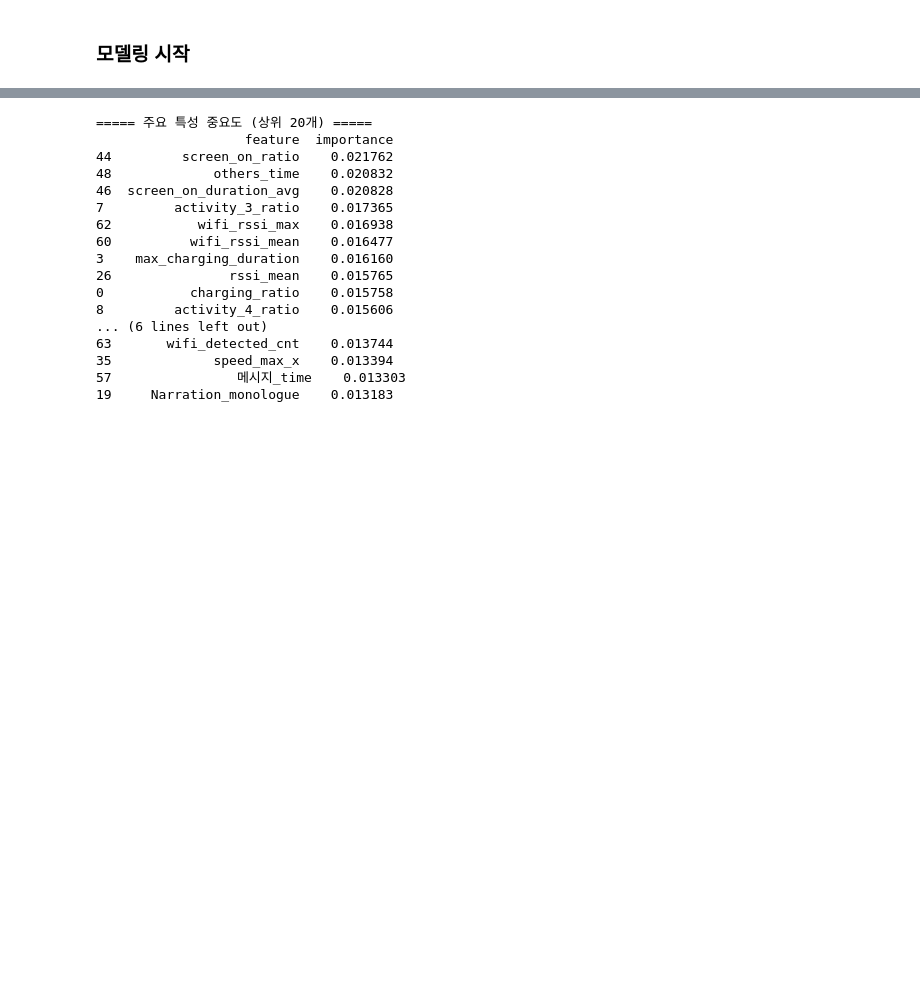
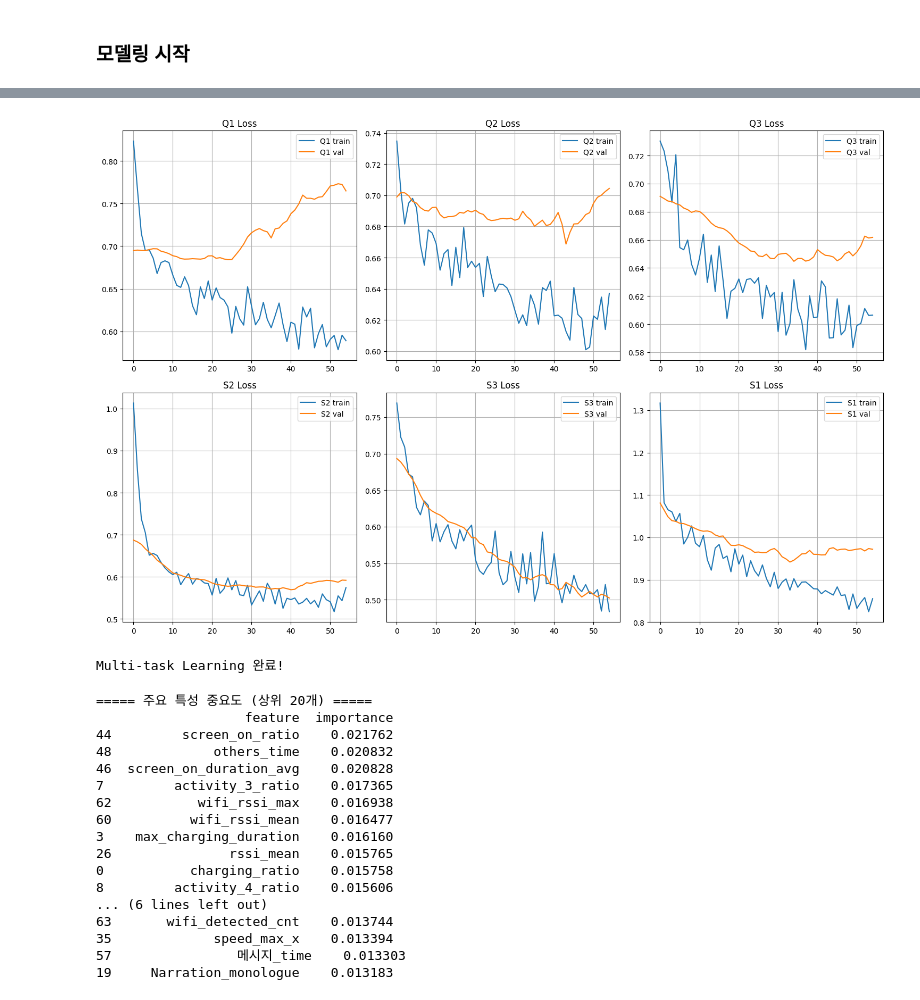
Before and after one commit to datalab-hub/lifelog-sleep-ictc-2025, a Jupyter notebook: minjeong/dacon_etri_base_mod5.ipynb, the cells around one changed output, grey strips where cells are left out. Drawn from its saved outputs; the diff is of its cells as text; code cells hidden in the pictures; blank space fills up the shorter version.

```diff
--- a/minjeong/dacon_etri_base_mod5.ipynb
+++ b/minjeong/dacon_etri_base_mod5.ipynb
@@ -1344,4 +1366,6 @@ if validation_results:
 # %%
+
+# ✅ 기존 제출 형식에 맞춰서 결과 생성
 # sample 기반 제출 포맷 가져오기
 submission_final = sample_submission[['subject_id', 'sleep_date', 'lifelog_date']].copy()
 
@@ -1350,3 +1374,21 @@ submission_final['lifelog_date'] = pd.to_datetime(submission_final['lifelog_date
 
 # ID 만들기 (submission에서 예측한 결과와 연결하기 위해)
 submission_final['ID'] = submission_final['subject_id'] + '_' + submission_final['lifelog_date'].astype(str)
+
+# test_df와 submission_final 매칭을 위한 ID 생성
+test_df_with_id = test_df.copy()
+test_df_with_id['ID'] = test_df_with_id['subject_id'] + '_' + test_df_with_id['date'].astype(str)
+
+# MTL 예측 결과를 test_df에 추가
+for target, preds in mtl_predictions.items():
+    test_df_with_id[f'{target}_mtl_pred'] = preds
+
+print(f"\nSubmission shape: {submission_final.shape}")
+print(f"Test data shape: {test_df_with_id.shape}")
+
+# ✅ ID 기준으로 예측 결과 매칭
+submission_final = submission_final.merge(
+    test_df_with_id[['ID'] + [f'{target}_mtl_pred' for target in mtl_predictions.keys()]],
+    on='ID',
+    how='left'
+)
@@ -1400,19 +1441,30 @@ NameError: name 'submission_final' is not defined
 # %%
+# ✅ 학습 과정 시각화 (선택사항)
+import matplotlib.pyplot as plt
 
-# # 모델 저장 (추가 기능)
-# import joblib
+def plot_training_history(history):
+    """학습 과정 시각화"""
+    fig, axes = plt.subplots(2, 3, figsize=(15, 10))
+    axes = axes.flatten()
 
-# # 모델 저장 디렉토리 생성
-# os.makedirs('models', exist_ok=True)
+    # 각 Task별 loss
+    for i, target in enumerate(output_names):
+        if i < 6:  # 6개 subplot만 사용
+            axes[i].plot(history.history[f'{target}_loss'], label=f'{target} train')
+            axes[i].plot(history.history[f'val_{target}_loss'], label=f'{target} val')
+            axes[i].set_title(f'{target} Loss')
+            axes[i].legend()
+            axes[i].grid(True)
 
-# # 이진 분류 모델 저장
-# for col in targets_binary:
-#     joblib.dump(binary_preds[col], f'models/binary_model_{col}.pkl')
-#     print(f"✅ 저장 완료: binary_model_{col}.pkl")
+    plt.tight_layout()
+    plt.show()
 
-# # 다중 분류 모델 저장
-# joblib.dump(model_s1, 'models/multiclass_model_S1.pkl')
-# print(f"✅ 저장 완료: multiclass_model_S1.pkl")
+plot_training_history(history)  # 주석 해제하여 사용
+
+print("Multi-task Learning 완료!")
+# %% [output]
+[figure, added]
+Multi-task Learning 완료!
 # %%
 
 # # 결과 요약 - 특성 중요도 상위 20개 표시
```
Also changed, not shown: parts of 56 cells of this notebook, 6 other files.
